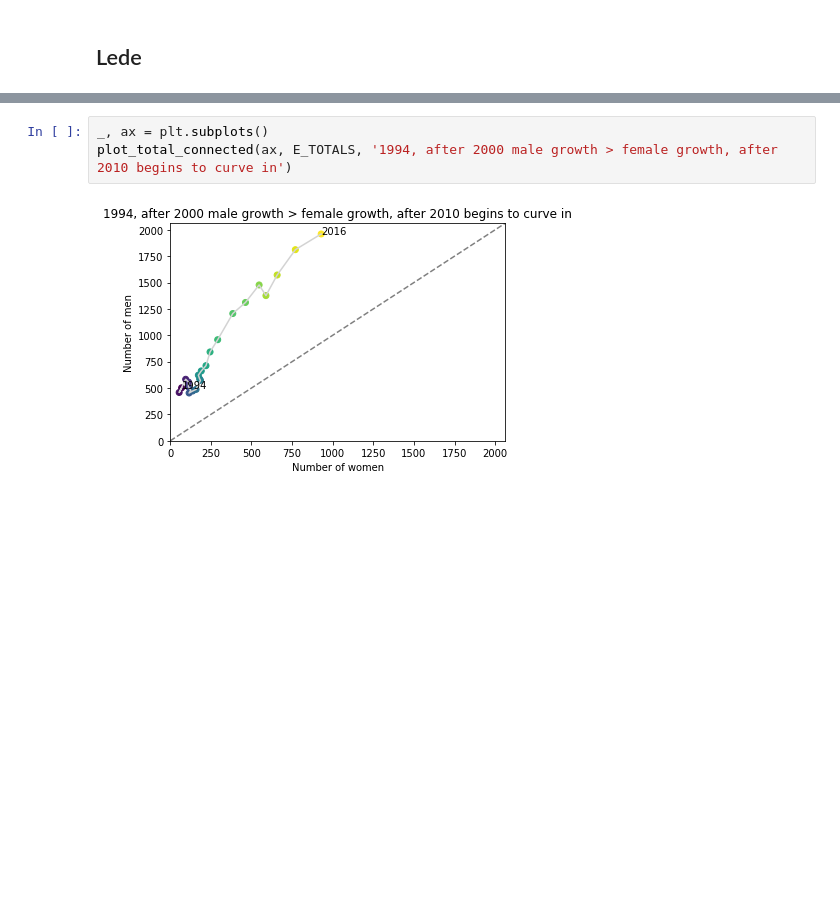
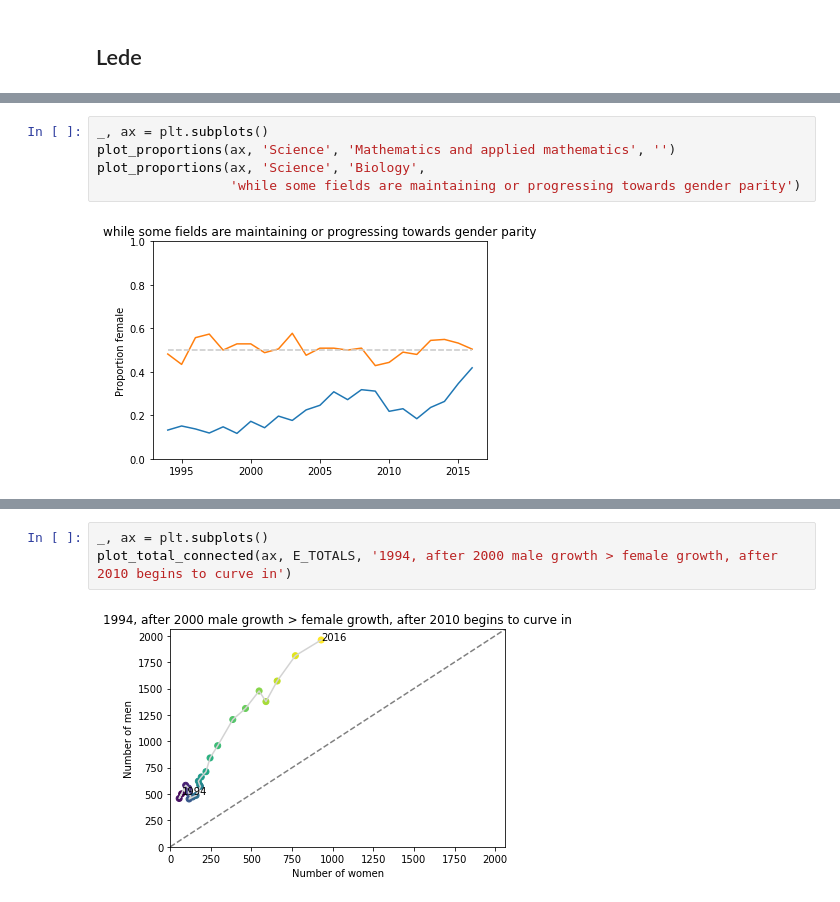
Before and after one commit to spec-journalism/gss-diversity, a Jupyter notebook: notebooks/narrative.ipynb, the cells around one changed output, grey strips where cells are left out. Saved outputs shown, nothing was run; the diff lists cells and outputs as text; blank space fills up the shorter version.

```diff
--- a/notebooks/narrative.ipynb
+++ b/notebooks/narrative.ipynb
@@ -152,0 +180,7 @@ def plot_connected(ax, seh, field, title, inst='Columbia University in the City
+# %%
+_, ax = plt.subplots()
+plot_proportions(ax, 'Science', 'Mathematics and applied mathematics', '')
+plot_proportions(ax, 'Science', 'Biology',
+                 'while some fields are maintaining or progressing towards gender parity')
+# %% [output]
+[figure, added]
```
Also changed, not shown: parts of 18 cells of this notebook.
